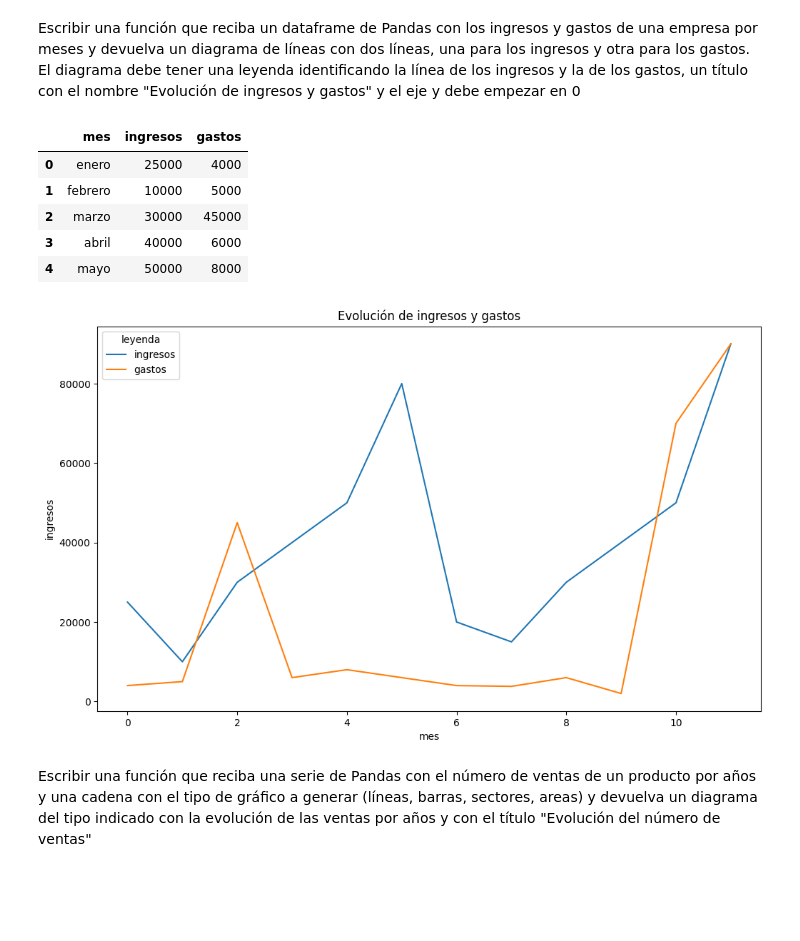
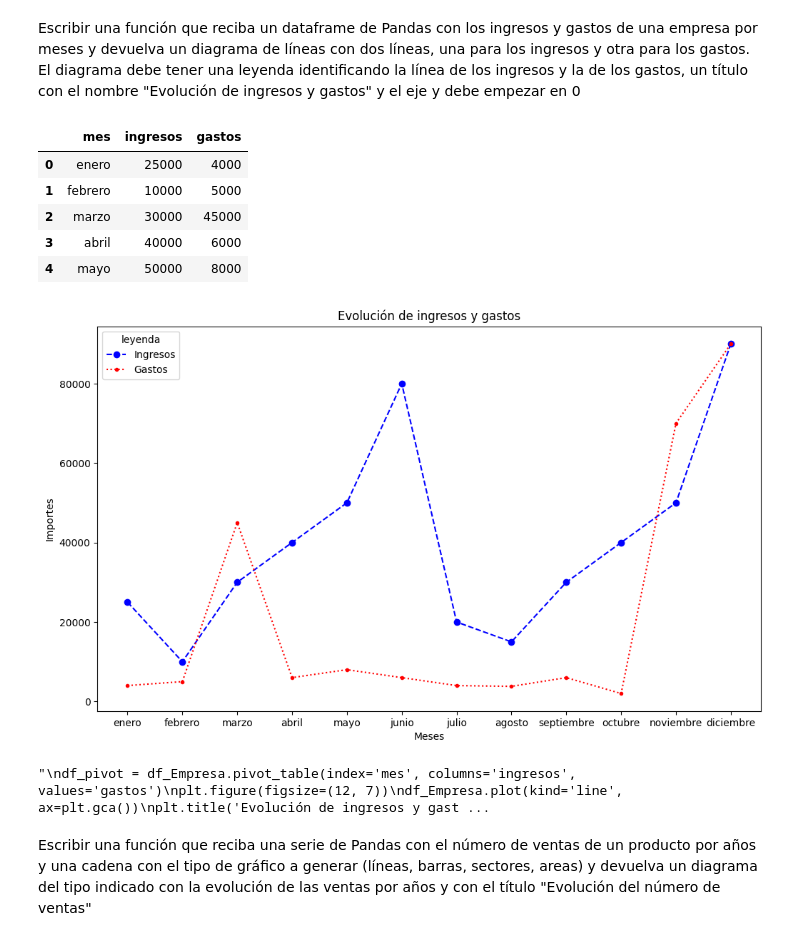
Before and after one commit to jmrodriguez2552/CEDAPY_25_26, a Jupyter notebook: ANALISIS_DATOS_PYTHON/NOTEBOOKS/EJERCICIOS/5101_EJERCICIO-5_Gráficos_Matplotlib.ipynb, the cells around one changed output. Saved outputs shown, nothing was run; the diff lists cells and outputs as text; code cells hidden in the pictures; blank space fills up the shorter version.

```diff
--- a/ANALISIS_DATOS_PYTHON/NOTEBOOKS/EJERCICIOS/5101_EJERCICIO-5_Gráficos_Matplotlib.ipynb
+++ b/ANALISIS_DATOS_PYTHON/NOTEBOOKS/EJERCICIOS/5101_EJERCICIO-5_Gráficos_Matplotlib.ipynb
@@ -162,35 +229,38 @@ El diagrama debe tener una leyenda identificando la línea de los ingresos y la
 # %%
 import pandas as pd
 import matplotlib.pyplot as plt
 ingresos = [25000,10000,30000,40000,50000,80000,20000,15000,30000,40000,50000,90000]
 gastos =[4000,5000,45000,6000,8000,6000,4000,3800,6000,2000,70000,90000]
 meses = ['enero','febrero', 'marzo','abril', 'mayo', 'junio','julio','agosto','septiembre','octubre','noviembre','diciembre']
 
 datos = {'mes': meses,
          'ingresos' : ingresos,
          'gastos' :gastos
          }
 
 
 df_Empresa = pd.DataFrame(datos)
 display(df_Empresa.head())
+def ingresos_gastos(df):
+    fig, ax = plt.subplots(figsize=[12, 7])
+    ax.plot(df['mes'], df['ingresos'] , marker='o', color='b', linestyle='--', label='Ingresos')
+    ax.plot(df['mes'], df['gastos'],  marker='.', color='r', linestyle='dotted', label='Gastos')
+    ax.set_xlabel('Meses')
+    ax.set_ylabel('Importes')
+    ax.set_title('Evolución de ingresos y gastos')
+    plt.legend(title='leyenda')
+    plt.show()
 
-df_pivot = df_Empresa.pivot_table(index='mes', columns='ingresos', values='gastos')
-plt.figure(figsize=(12, 7))
-df_Empresa.plot(kind='line', ax=plt.gca())
-plt.title('Evolución de ingresos y gastos')
-plt.legend(title='leyenda')
-plt.xlabel('mes')
-plt.ylabel('ingresos')
-plt.show()
+ingresos_gastos(df_Empresa)
 # %% [output]
 |  | mes | ingresos | gastos |
 | 0 | enero | 25000 | 4000 |
 | 1 | febrero | 10000 | 5000 |
 | 2 | marzo | 30000 | 45000 |
 | 3 | abril | 40000 | 6000 |
 | 4 | mayo | 50000 | 8000 |
-[figure, old version]
+[figure, new version]
+"\ndf_pivot = df_Empresa.pivot_table(index='mes', columns='ingresos', values='gastos')\nplt.figure(figsize=(12, 7))\ndf_Empresa.plot(kind='line', ax=plt.gca())\nplt.title('Evolución de ingresos y gast ...
 # %% [markdown]
 Escribir una función que reciba una serie de Pandas con el número de ventas de un producto por años y una cadena con el tipo de gráfico a generar (líneas, barras, sectores, areas) y devuelva un diagrama del tipo indicado con la evolución de las ventas por años y con el título "Evolución del número de ventas"
 # %%
```
Also changed, not shown: parts of 3 cells of this notebook.
